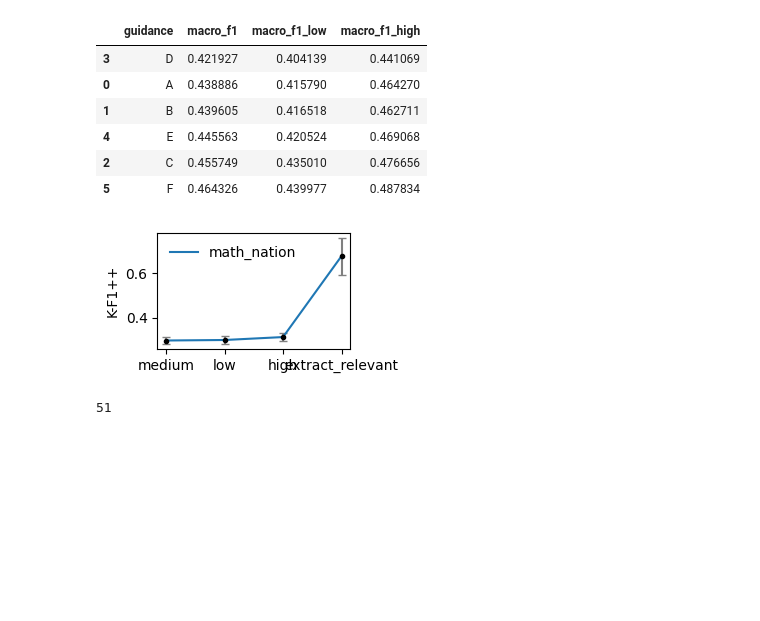
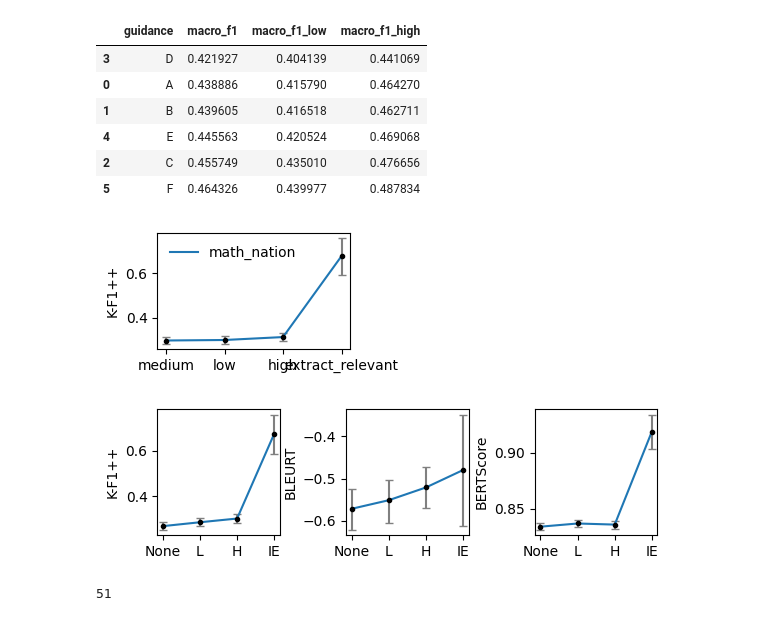
Before and after one commit to DigitalHarborFoundation/rag-for-math-qa, a Jupyter notebook: notebooks/SurveyDataAnalysis.ipynb, the cells around one changed output. Saved outputs shown, nothing was run; the diff lists cells and outputs as text; code cells hidden in the pictures; blank space fills up the shorter version.

```diff
--- a/notebooks/SurveyDataAnalysis.ipynb
+++ b/notebooks/SurveyDataAnalysis.ipynb
@@ -27,9 +27,13 @@ from rag import prompt_utils, retrieval, retrieval_strategies
 # %%
 # width of the template column in inches (points / 72)
 COLUMN_WIDTH_IN = 5.52062486111
+DPI = 150
 # %%
 data_dir = Path("../data")
 assert data_dir.exists()
+figures_dir = Path("../figures")
+figures_dir.mkdir(exist_ok=True)
+assert figures_dir.exists()
 # %%
 dotenv.load_dotenv("../.env")
 openai.api_key = os.environ["OPENAI_API_KEY"]
@@ -503,6 +507,45 @@ fig.tight_layout()
 plt.show()
 # %% [output]
 [figure]
+# %%
+fig, axes = plt.subplots(1, 3, figsize=(COLUMN_WIDTH_IN, 1.5))
+
+metric_pretty_name_map = {
+    "macro_f1": "K-F1++",
+    "bleurt": "BLEURT",
+    "bertscore": "BERTScore",
+}
+
+guidance_short_name_map = {
+    "none": "None",
+    "extract_relevant": "IE",
+    "low": "L",
+    "medium": "M",
+    "high": "H",
+}
+
+for ax, metric in zip(axes, ["macro_f1", "bleurt", "bertscore"]):
+    for query_set, metric_df in f1_df.groupby("query_set"):
+        assert metric in metric_df.columns
+        xs = list(range(len(metric_df)))
+        ys = metric_df[metric]
+        yerr = metric_df[[metric + "_low", metric + "_high"]].subtract(metric_df[metric], axis=0).abs().T
+        ax.scatter(xs, ys, color="black", marker=".")
+        ax.errorbar(xs, ys, yerr=yerr, zorder=-1, capsize=3, ecolor="grey", label=query_set)
+
+    # legend
+    # handles, labels = ax.get_legend_handles_labels()
+    # handles = [h[0] for h in handles]
+    # ax.legend(handles, labels, frameon=False, ncol=2)
+
+    ax.set_xticks(xs, labels=[guidance_short_name_map[guidance] for guidance in f1_df.guidance])
+    ax.set_ylabel(metric_pretty_name_map[metric])
+
+fig.tight_layout(pad=0, w_pad=0.2)
+fig.savefig(figures_dir / "guidance_autometrics.pdf", pad_inches=0, dpi=DPI)
+plt.show()
+# %% [output]
+[figure, added]
 # %%
 mn_general_student_queries_filepath = data_dir / "derived" / "mn_general_student_queries.csv"
 query_df = pd.read_csv(mn_general_student_queries_filepath)
```
Also changed, not shown: parts of 12 cells of this notebook, 2 other files.
